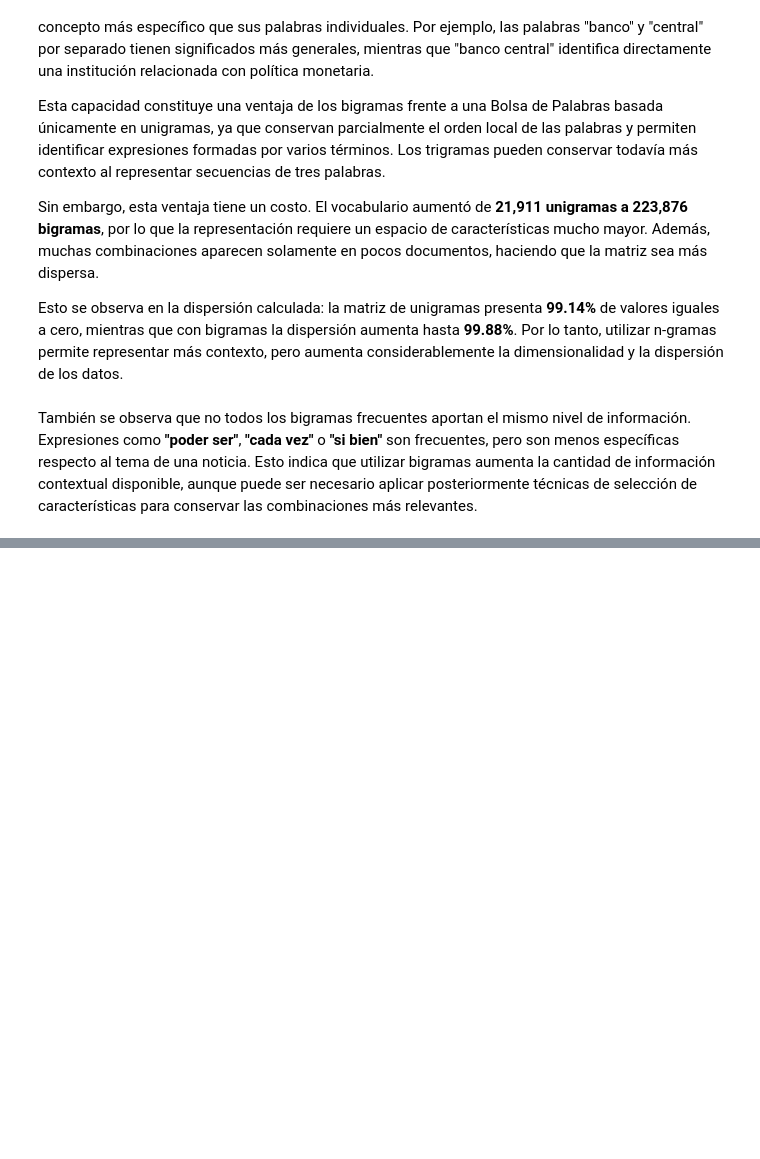
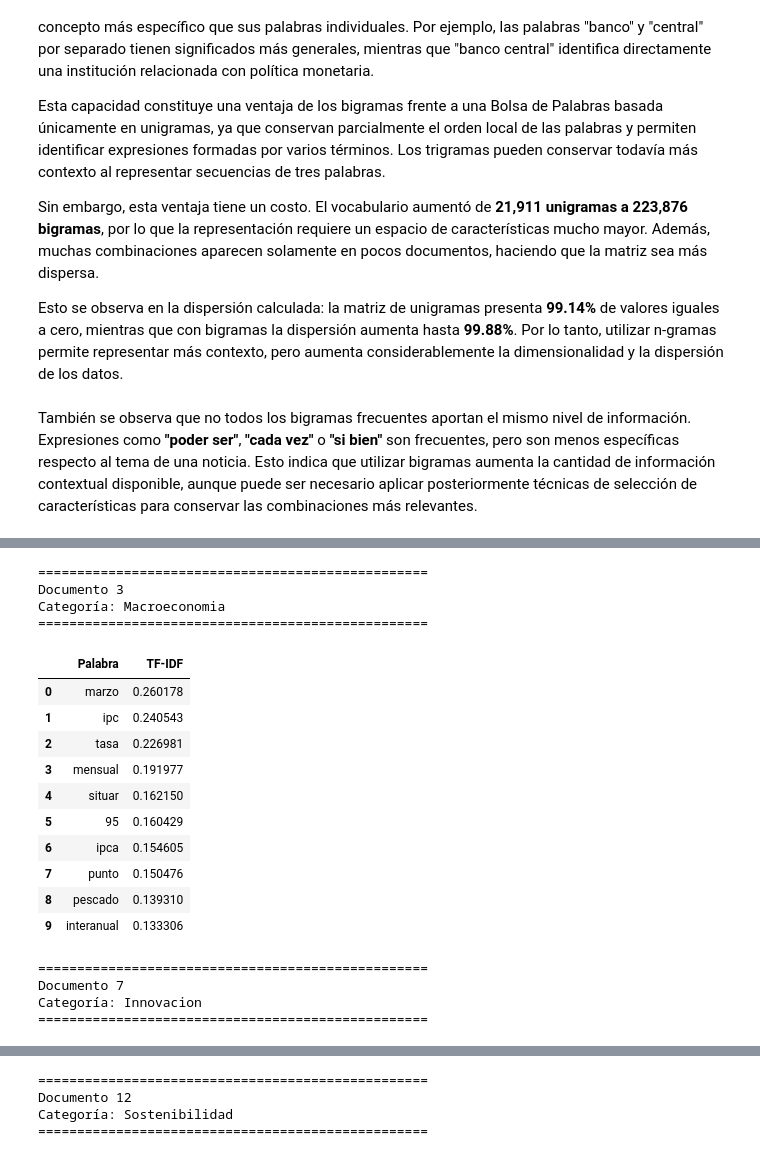
Before and after one commit to Cynthiss/NLP, a Jupyter notebook: lab2_nlp/Lab_2.ipynb, the cells around one changed output, grey strips where cells are left out. Cells and saved outputs as stored; diff of their text form; code cells hidden in the pictures; blank space fills up the shorter version.

```diff
--- a/lab2_nlp/Lab_2.ipynb
+++ b/lab2_nlp/Lab_2.ipynb
@@ -875,0 +884,18 @@ También se observa que no todos los bigramas frecuentes aportan el mismo nivel
+# %%
+
+# 11. TF-IDF
+
+
+# Crear el vectorizador TF-IDF
+tfidf_vectorizer = TfidfVectorizer()
+
+# Construir la matriz TF-IDF
+X_tfidf = tfidf_vectorizer.fit_transform(df["texto_normalizado"])
+
+# Obtener el vocabulario
+vocab_tfidf = tfidf_vectorizer.get_feature_names_out()
+
+print("Forma de la matriz TF-IDF:", X_tfidf.shape)
+print("Número de documentos:", X_tfidf.shape[0])
+print("Tamaño del vocabulario:", X_tfidf.shape[1])
+print("Tipo de matriz:", type(X_tfidf))
@@ -875,0 +938,55 @@ También se observa que no todos los bigramas frecuentes aportan el mismo nivel
+# %%
+
+
+# Obtener los términos con mayor TF-IDF de un documento
+
+
+def top_tfidf_documento(indice, n=10):
+
+    # Obtener el vector TF-IDF del documento
+    vector = X_tfidf[indice]
+
+    # Convertir los valores a un arreglo
+    valores = vector.toarray().flatten()
+
+    # Obtener los índices de los términos con mayor TF-IDF
+    top_indices = valores.argsort()[::-1][:n]
+
+    # Crear DataFrame con término y puntaje
+    resultado = pd.DataFrame({
+        "Palabra": vocab_tfidf[top_indices],
+        "TF-IDF": valores[top_indices]
+    })
+
+    return resultado
+
+
+# Mostrar los resultados de los tres documentos
+for indice in documentos_seleccionados:
+
+    print("\n" + "=" * 50)
+    print(f"Documento {indice}")
+    print(f"Categoría: {df.loc[indice, 'Type']}")
+    print("=" * 50)
+
+    display(top_tfidf_documento(indice))
+# %% [output]
+==================================================
+Documento 3
+Categoría: Macroeconomia
+==================================================
+|  | Palabra | TF-IDF |
+| 0 | marzo | 0.260178 |
+| 1 | ipc | 0.240543 |
+| 2 | tasa | 0.226981 |
+| 3 | mensual | 0.191977 |
+| 4 | situar | 0.162150 |
+| 5 | 95 | 0.160429 |
+| 6 | ipca | 0.154605 |
+| 7 | punto | 0.150476 |
+| 8 | pescado | 0.139310 |
+| 9 | interanual | 0.133306 |
+==================================================
+Documento 7
+Categoría: Innovacion
+==================================================
@@ -875,0 +1004,4 @@ También se observa que no todos los bigramas frecuentes aportan el mismo nivel
+==================================================
+Documento 12
+Categoría: Sostenibilidad
+==================================================
```
Also changed, not shown: parts of 7 cells of this notebook.
